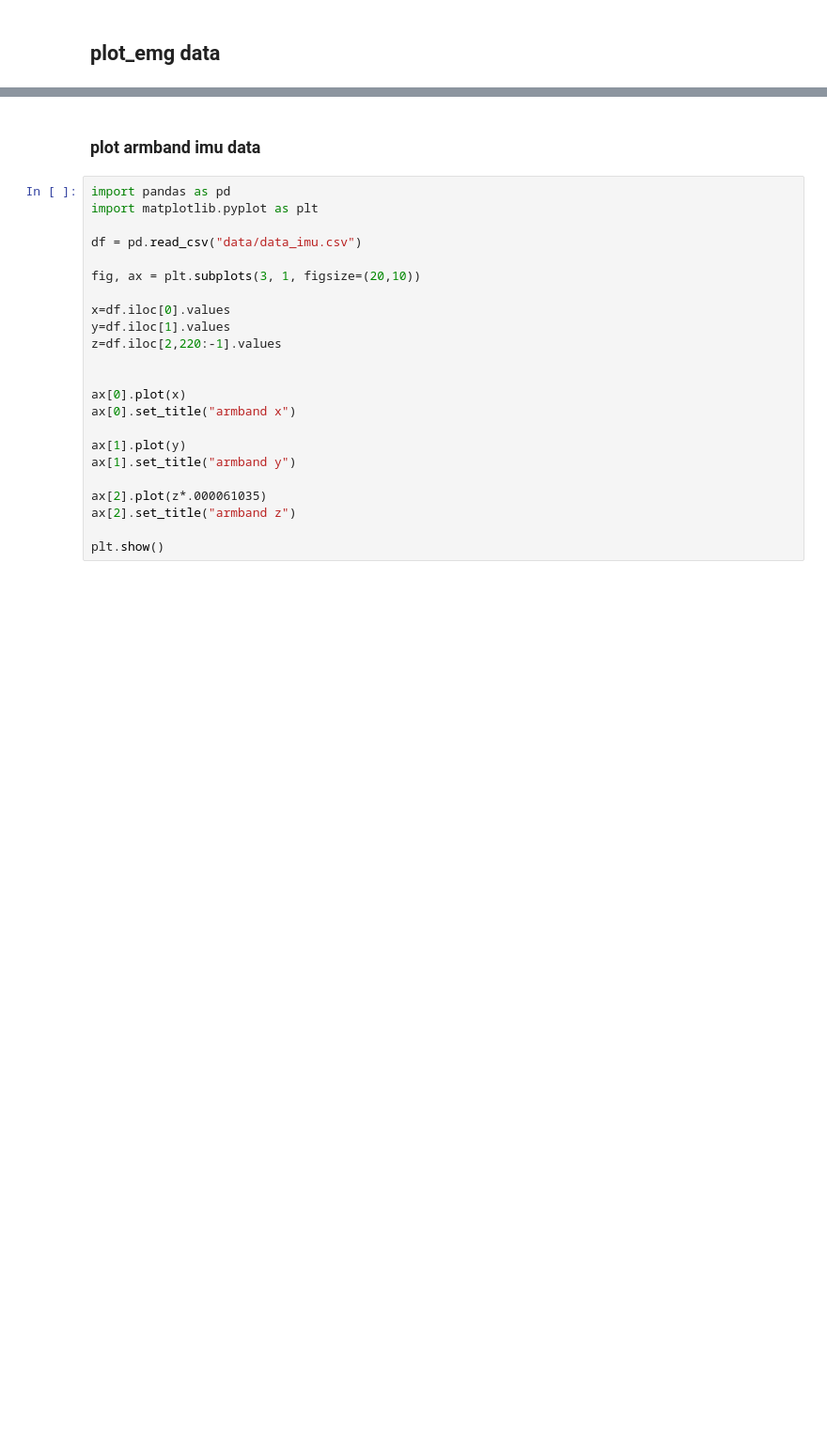
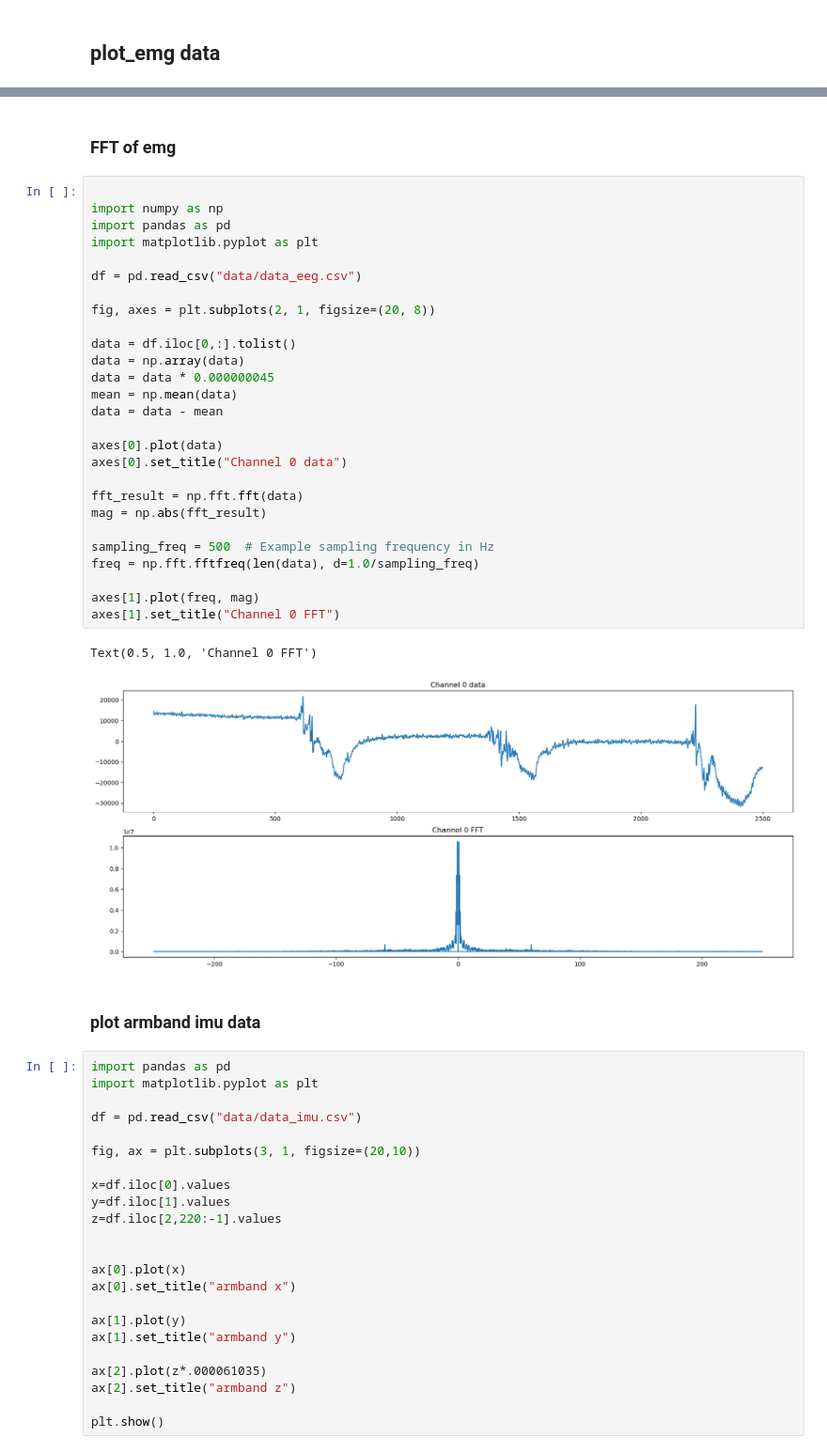
Before and after one commit to CodyB0T/Sensor-Data-Acquisition-Project, a Jupyter notebook: combo/test10/plot.ipynb, the cells around one changed output, grey strips where cells are left out. Shown at 94% size. Saved outputs shown, nothing was run; the diff lists cells and outputs as text; blank space fills up the shorter version.

```diff
--- a/combo/test10/plot.ipynb
+++ b/combo/test10/plot.ipynb
@@ -23,3 +23,35 @@ plt.show()
+# %% [markdown]
+### FFT of emg
+# %%
+
+import numpy as np
+import pandas as pd
+import matplotlib.pyplot as plt
+
+df = pd.read_csv("data/data_eeg.csv")
+
+fig, axes = plt.subplots(2, 1, figsize=(20, 8))
+
+data = df.iloc[0,:].tolist()
+data = np.array(data)
+data = data * 0.000000045
+mean = np.mean(data)
+data = data - mean
+
+axes[0].plot(data)
+axes[0].set_title("Channel 0 data")
+
+fft_result = np.fft.fft(data)
+mag = np.abs(fft_result)
+
+sampling_freq = 500  # Example sampling frequency in Hz
+freq = np.fft.fftfreq(len(data), d=1.0/sampling_freq)
+
+axes[1].plot(freq, mag)
+axes[1].set_title("Channel 0 FFT")
+# %% [output]
+Text(0.5, 1.0, 'Channel 0 FFT')
+[figure, added]
 # %% [markdown]
 ### plot armband imu data
 # %%
```
Also changed, not shown: parts of 2 cells of this notebook, 22 other files.
